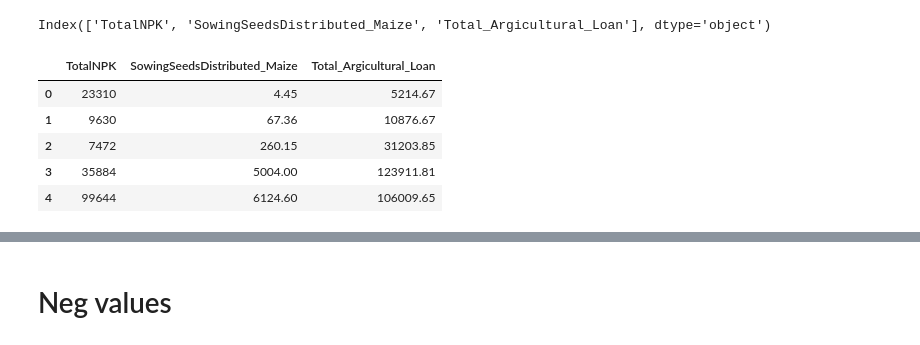
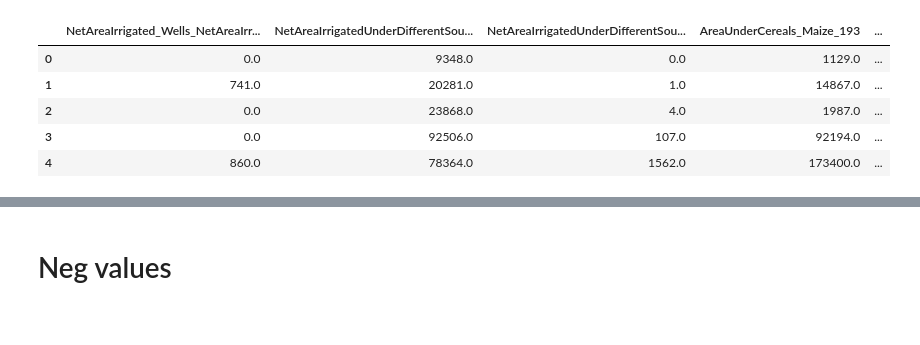
Before and after one commit to Manish3693/WSL_PSS, a Jupyter notebook: Maize_Prescriptive.ipynb, the cells around one changed output, grey strips where cells are left out. Saved outputs shown, nothing was run; the diff lists cells and outputs as text; code cells hidden in the pictures.

```diff
--- a/Maize_Prescriptive.ipynb
+++ b/Maize_Prescriptive.ipynb
@@ -22,5 +64,5 @@ output_notebook()
 # %%
-df=pd.read_csv("MaizeCaseFile_3.csv")
+df=pd.read_csv("maizeProductionCaseFile.csv")
 # %%
 # df1["DCCBank_AgricultureLoan"]
 # df = pd.concat([df, df1["DCCBank_AgricultureLoan"]], axis=1)
@@ -27,3 +89,5 @@ df=pd.read_csv("MaizeCaseFile_3.csv")
+# %%
+df = df.drop(df.columns[-1], axis=1)
 # %%
 df
 # %% [output]
@@ -74 +145,3 @@ Index(['District', 'KGISDist 1', 'TotalNPK', 'RRB_AgricultureLoan',
       dtype='object')
+# %%
+df.drop(['Unnamed: 0', 'Unnamed: 0.1'], axis=1, inplace=True)
@@ -75,5 +164,5 @@ Index(['District', 'KGISDist 1', 'TotalNPK', 'RRB_AgricultureLoan',
 # %%
-x_col_indices = [2, 3, 4, 5, 7]
+x_col_indices = [1, 2, 3, 4, 5, 6, 7]
 x_col = df.columns[x_col_indices]
 x_col
 # %% [output]
@@ -160,4 +233,0 @@ x_col = df.columns[x_col_indices]
-# %%
-x_col
-# %% [output]
-Index(['TotalNPK', 'SowingSeedsDistributed_Maize', 'Total_Argicultural_Loan'], dtype='object')
@@ -164,13 +236,13 @@ Index(['TotalNPK', 'SowingSeedsDistributed_Maize', 'Total_Argicultural_Loan'], d
 # %%
-x = df[x_col]
+# x = df[x_col]
 x.head()
 # %% [output]
-|  | TotalNPK | SowingSeedsDistributed_Maize | Total_Argicultural_Loan |
-| 0 | 23310 | 4.45 | 5214.67 |
-| 1 | 9630 | 67.36 | 10876.67 |
-| 2 | 7472 | 260.15 | 31203.85 |
-| 3 | 35884 | 5004.00 | 123911.81 |
-| 4 | 99644 | 6124.60 | 106009.65 |
+|  | NetAreaIrrigated_Wells_NetAreaIrr... | NetAreaIrrigatedUnderDifferentSou... | NetAreaIrrigatedUnderDifferentSou... | AreaUnderCereals_Maize_193 | ... |
+| 0 | 0.0 | 9348.0 | 0.0 | 1129.0 | ... |
+| 1 | 741.0 | 20281.0 | 1.0 | 14867.0 | ... |
+| 2 | 0.0 | 23868.0 | 4.0 | 1987.0 | ... |
+| 3 | 0.0 | 92506.0 | 107.0 | 92194.0 | ... |
+| 4 | 860.0 | 78364.0 | 1562.0 | 173400.0 | ... |
 # %%
 x.corr()
 # %% [output]
```
Also changed, not shown: parts of 79 cells of this notebook, 53 other files.
